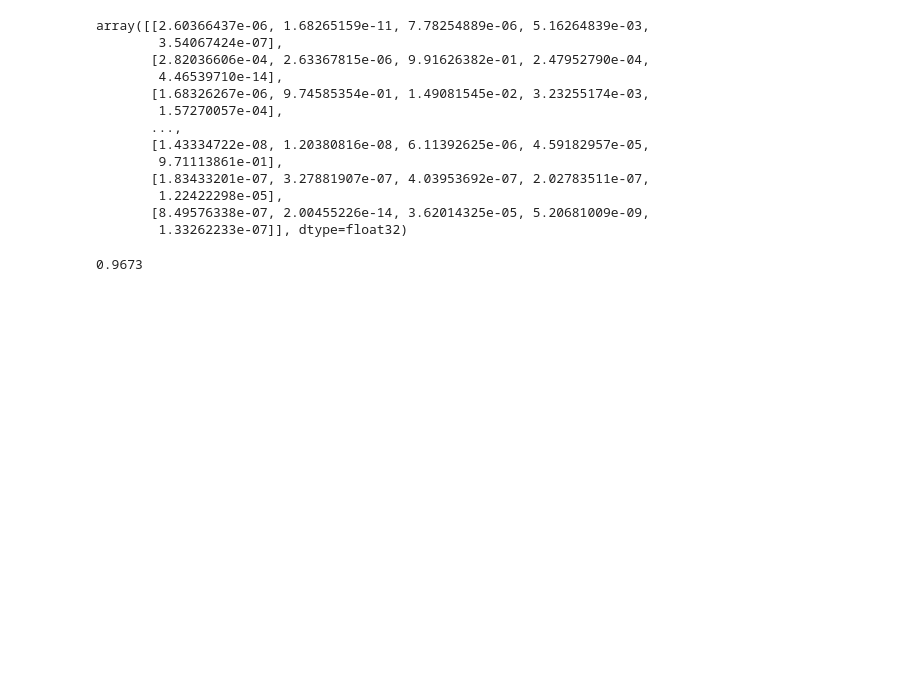
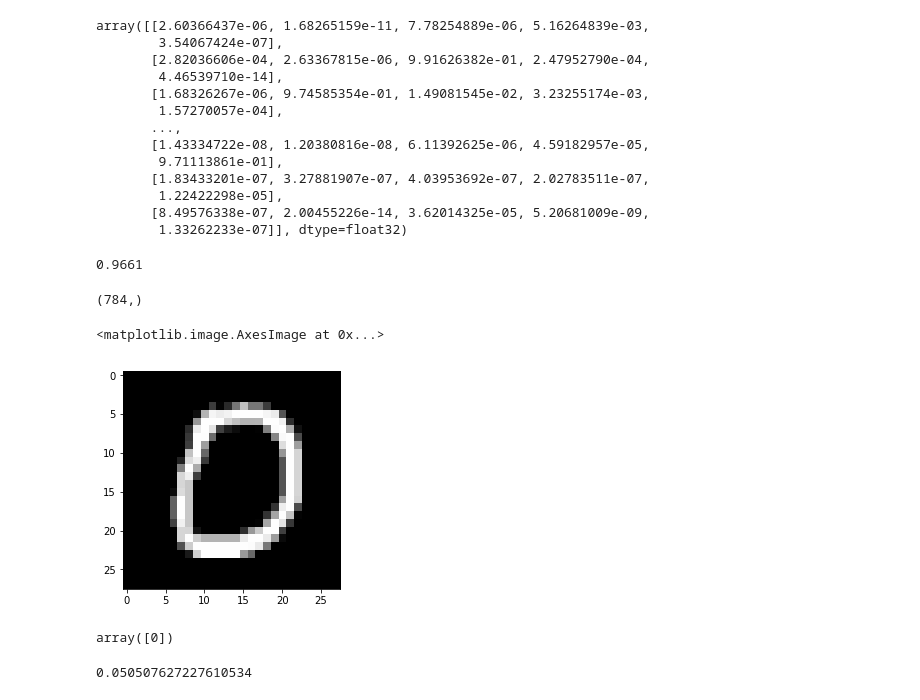
Before and after one commit to sohanlal1234/machine-learning, a Jupyter notebook: demos/Day 4 - image classification.ipynb, the cells around one changed output. Cells and saved outputs as stored; diff of their text form; code cells hidden in the pictures; blank space fills up the shorter version.

```diff
--- a/demos/Day 4 - image classification.ipynb
+++ b/demos/Day 4 - image classification.ipynb
@@ -204,6 +205,21 @@ model.save("mnist.h5")
 # %%
-saved_model = keras.models.load_model("mnist.h5")
+saved_model = keras.Sequential()
+saved_model = keras.models.load_model("/tmp/mnist.h5")
 y_test_pred = saved_model.predict_classes(X_test)
 metrics.accuracy_score(y_test, y_test_pred)
 # %% [output]
-0.9673
+0.9661
+# %%
+input_record = X_test[10]
+input_record.shape
+# %% [output]
+(784,)
+# %%
+plt.imshow(input_record.reshape((28,28)), cmap = "gray")
+# %% [output]
+<matplotlib.image.AxesImage at 0x...>
+[figure, added]
+# %%
+saved_model.predict_classes(input_record.reshape((1, -1)))
+# %% [output]
+array([0])
@@ -209,0 +228,4 @@ metrics.accuracy_score(y_test, y_test_pred)
+# %%
+np.sqrt(2/784)
+# %% [output]
+0.050507627227610534
```
Also changed, not shown: parts of 8 cells of this notebook.
